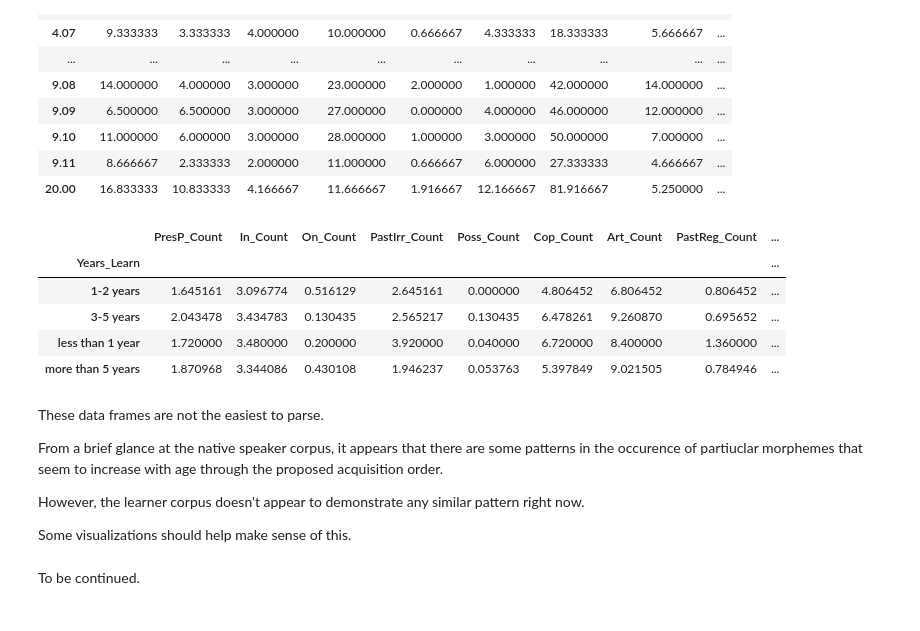
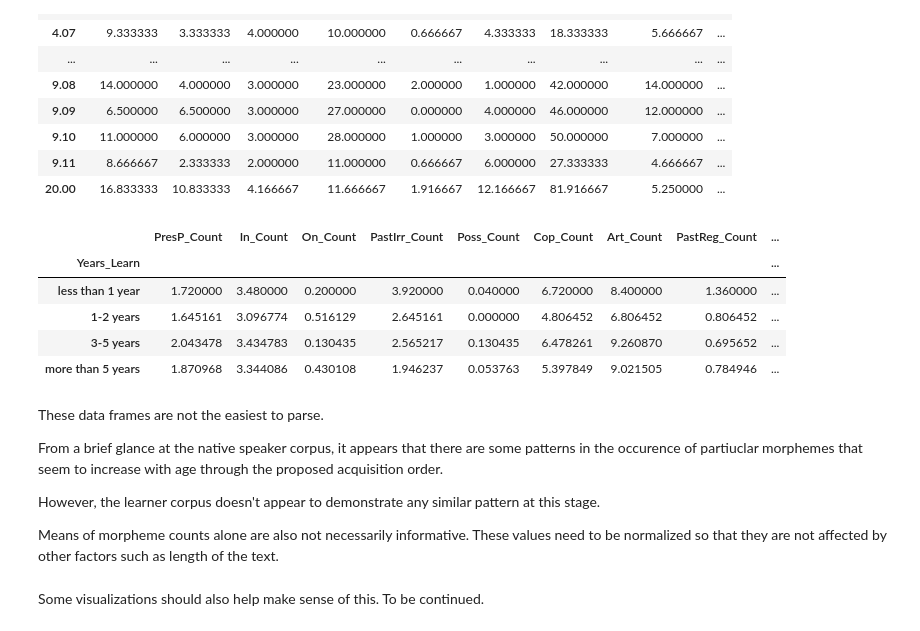
Before and after one commit to Data-Science-for-Linguists-2023/Morpheme-Acquisition-Analysis, a Jupyter notebook: notebooks/data_analysis.ipynb, the cells around one changed output. Cells and saved outputs as stored; diff of their text form; code cells hidden in the pictures.

Commit message:
normalized counts and stored data samples

```diff
--- a/notebooks/data_analysis.ipynb
+++ b/notebooks/data_analysis.ipynb
@@ -221,24 +220,26 @@ Ncorpus[['Age', 'PresP_Count', 'In_Count', 'On_Count', 'PastIrr_Count',
 | 20.00 | 16.833333 | 10.833333 | 4.166667 | 11.666667 | 1.916667 | 12.166667 | 81.916667 | 5.250000 | ... |
 # %%
 # L2 corpus
+Lcorpus['Years_Learn'] = pd.Categorical(Lcorpus['Years_Learn'],
+                                        ['less than 1 year', '1-2 years', '3-5 years',
+                                         'more than 5 years'])
 Lcorpus[['Years_Learn', 'PresP_Count', 'In_Count', 'On_Count', 'PastIrr_Count',
         'Poss_Count', 'Cop_Count', 'Art_Count', 'PastReg_Count',
         '3PS_Count', '3PIrr_Count', 'Aux_Count']].groupby("Years_Learn").mean()
-# need to sort this by years_learn but not sure how
 # %% [output]
 |  | PresP_Count | In_Count | On_Count | PastIrr_Count | Poss_Count | Cop_Count | Art_Count | PastReg_Count | ... |
 | Years_Learn |  |  |  |  |  |  |  |  | ... |
+| less than 1 year | 1.720000 | 3.480000 | 0.200000 | 3.920000 | 0.040000 | 6.720000 | 8.400000 | 1.360000 | ... |
 | 1-2 years | 1.645161 | 3.096774 | 0.516129 | 2.645161 | 0.000000 | 4.806452 | 6.806452 | 0.806452 | ... |
 | 3-5 years | 2.043478 | 3.434783 | 0.130435 | 2.565217 | 0.130435 | 6.478261 | 9.260870 | 0.695652 | ... |
-| less than 1 year | 1.720000 | 3.480000 | 0.200000 | 3.920000 | 0.040000 | 6.720000 | 8.400000 | 1.360000 | ... |
 | more than 5 years | 1.870968 | 3.344086 | 0.430108 | 1.946237 | 0.053763 | 5.397849 | 9.021505 | 0.784946 | ... |
 # %% [markdown]
 These data frames are not the easiest to parse.
 
 From a brief glance at the native speaker corpus, it appears that there are some patterns in the occurence of partiuclar morphemes that seem to increase with age through the proposed acquisition order.
 
-However, the learner corpus doesn't appear to demonstrate any similar pattern right now.
+However, the learner corpus doesn't appear to demonstrate any similar pattern at this stage.
 
-Some visualizations should help make sense of this.
+Means of morpheme counts alone are also not necessarily informative. These values need to be normalized so that they are not affected by other factors such as length of the text.
-# %% [markdown]
-To be continued.
+# %% [markdown]
+Some visualizations should also help make sense of this. To be continued.
```
Also changed, not shown: parts of 1 cell of this notebook, 2 other files.
